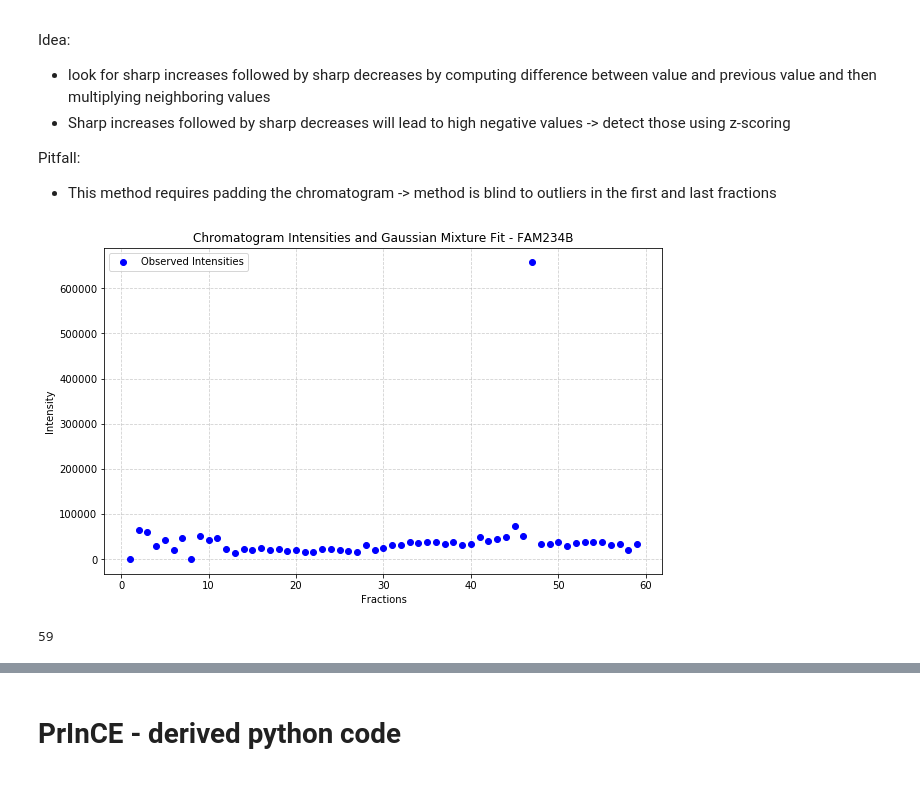
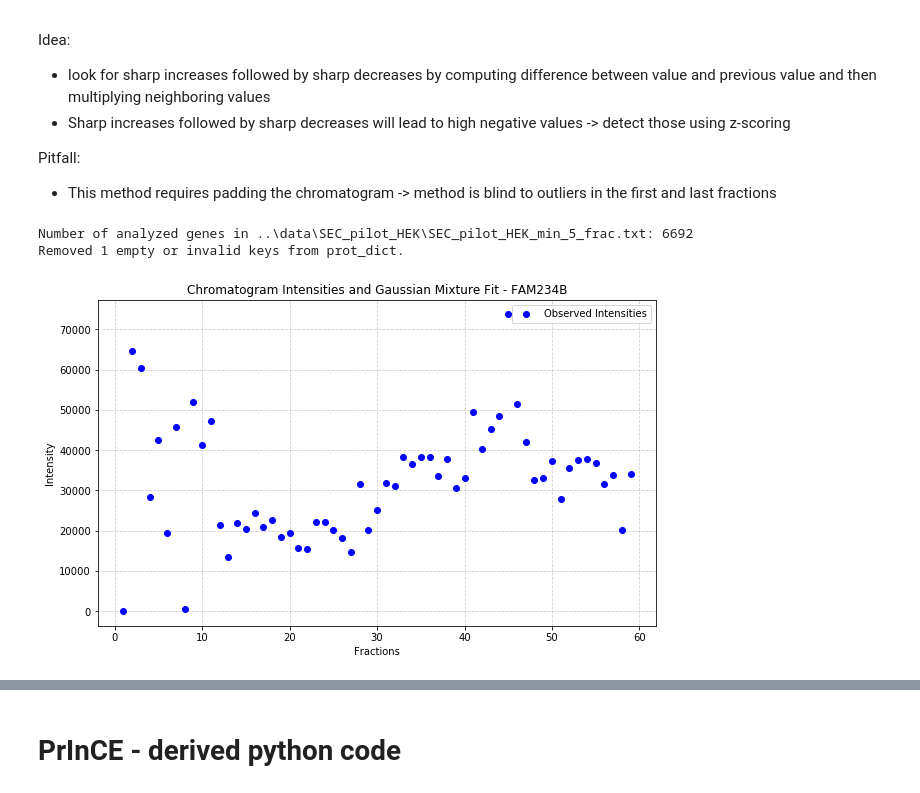
Before and after one commit to marcmuellerETHZ/PCprophet, a Jupyter notebook: PCprophet/sandbox_gmm.ipynb, the cells around one changed output, grey strips where cells are left out. Saved outputs shown, nothing was run; the diff lists cells and outputs as text; code cells hidden in the pictures.

```diff
--- a/PCprophet/sandbox_gmm.ipynb
+++ b/PCprophet/sandbox_gmm.ipynb
@@ -110,13 +106,14 @@ def remove_outliers(prot_dict, threshold):
 def remove_outliers(prot_dict, threshold):
     """
     Removes all intensity values from prot_dict where the corresponding z_scores_ms < threshold.
+    Outlier values are replaced with the average of their preceding and following values.
 
     Parameters:
         prot_dict (dict): A dictionary where keys are gene names and values are lists of intensity values.
         threshold (float): The z-score threshold for identifying outliers.
 
     Returns:
-        dict: A dictionary with outliers removed based on the threshold.
+        dict: A dictionary with outliers replaced based on the threshold.
     """
     filtered_dict = {}
 
@@ -138,39 +135,48 @@ def remove_outliers(prot_dict, threshold):
         std_ms = np.std(ms)
         z_scores_ms = (ms - mean_ms) / std_ms
 
-        # Create a mask where z_scores_ms < threshold
-        mask = z_scores_ms < threshold
+        # Create a mask for outlier indices
+        outlier_indices = np.where(z_scores_ms < threshold)[0]
 
-        # Replace outlier intensities with the average of the preceding and following values
+        # Replace outlier intensities with the average of preceding and following values
         filtered_intensities = intensities.copy()
-        filtered_intensities[mask] = np.nan
+        for idx in outlier_indices:
+            if 0 < idx < len(filtered_intensities) - 1:
+                # Replace with the average of the neighboring values
+                filtered_intensities[idx] = (filtered_intensities[idx - 1] + filtered_intensities[idx + 1]) / 2
+            elif idx == 0:  # Handle edge case for the first element
+                filtered_intensities[idx] = filtered_intensities[idx + 1]
+            elif idx == len(filtered_intensities) - 1:  # Handle edge case for the last element
+                filtered_intensities[idx] = filtered_intensities[idx - 1]
 
         # Store the imputed intensities in the new dictionary
         filtered_dict[gene] = filtered_intensities.tolist()
 
     return filtered_dict
 # %%
+prot_dict = io.read_txt(path=infile)
 prot_dict_filtered = remove_outliers(prot_dict, threshold=-7)
+# %% [output]
+Number of analyzed genes in ..\data\SEC_pilot_HEK\SEC_pilot_HEK_min_5_frac.txt: 6692
+Removed 1 empty or invalid keys from prot_dict.
 # %%
-first_protein = list(prot_dict.keys())[5]
-fractions = np.arange(1, len(prot_dict[first_protein]) + 1)
-intensities = np.array(prot_dict[first_protein])
+prot_dict_vis = prot_dict_filtered
+
+protein = list(prot_dict_vis.keys())[5]
+fractions = np.arange(1, len(prot_dict_vis[protein]) + 1)
+intensities = np.array(prot_dict_vis[protein])
 
 plt.figure(figsize=(10, 6))
 
 # Plot observed intensities
 plt.scatter(fractions, intensities, color='blue', label='Observed Intensities', zorder=5)
 
 # Customize plot
-plt.title(f"Chromatogram Intensities and Gaussian Mixture Fit - {first_protein}")
+plt.title(f"Chromatogram Intensities and Gaussian Mixture Fit - {protein}")
 plt.xlabel("Fractions")
 plt.ylabel("Intensity")
 plt.legend()
 plt.grid(True, linestyle='--', alpha=0.6)
 plt.show()
 # %% [output]
-[figure, old version]
+[figure, new version]
-# %%
-len(intensities)
-# %% [output]
-59
```
Also changed, not shown: parts of 6 cells of this notebook.
